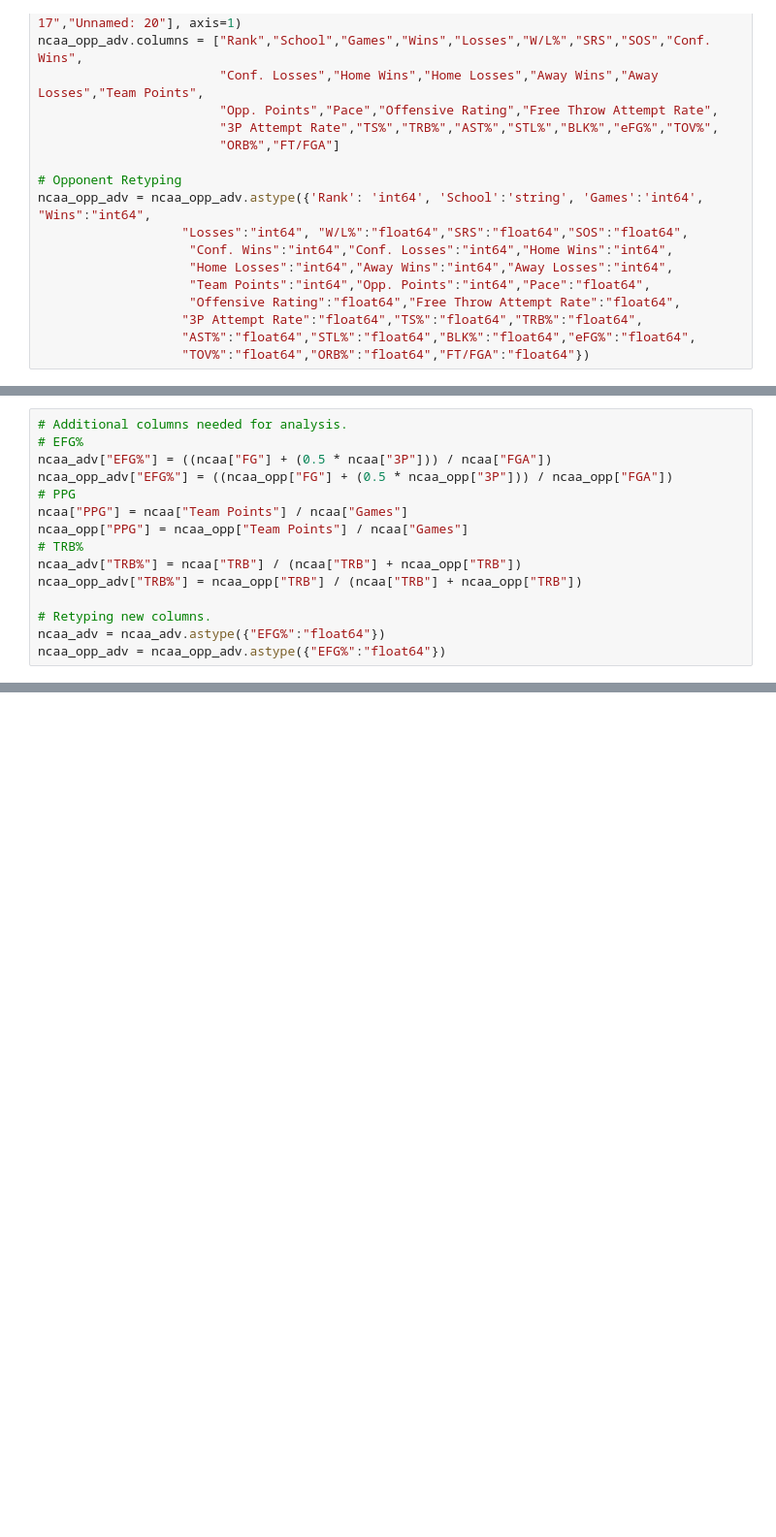
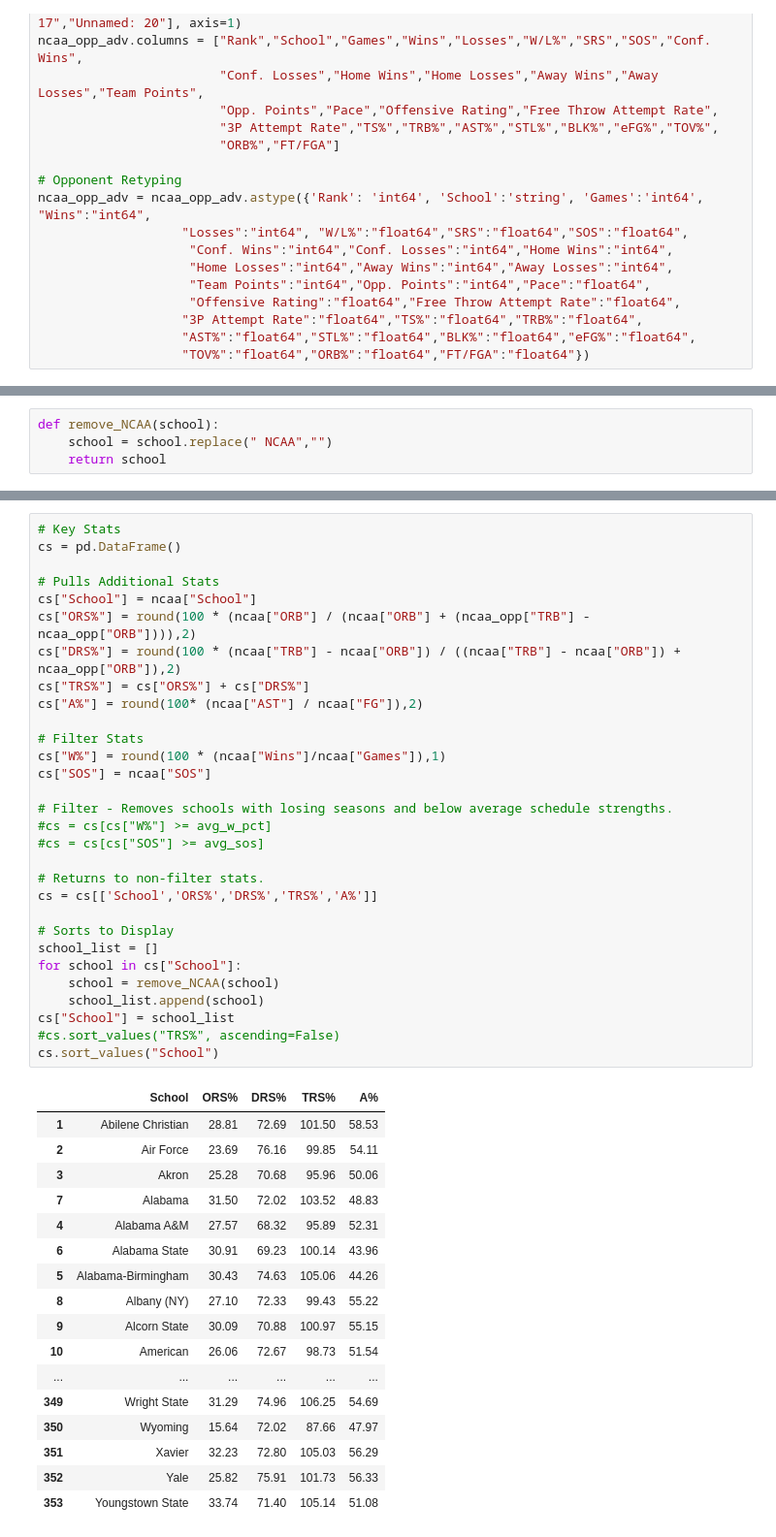
Before and after one commit to jacobdv/march-madness, a Jupyter notebook: 2019/2019_NCAA_Calculations.ipynb, the cells around one changed output, grey strips where cells are left out. Shown at 97% size. Cells and saved outputs as stored; diff of their text form; blank space fills up the shorter version.

Commit message:
Updating because power outage. Analysis progress.

```diff
--- a/2019/2019_NCAA_Calculations.ipynb
+++ b/2019/2019_NCAA_Calculations.ipynb
@@ -109,15 +89,0 @@ ncaa_adv.sort_values("SRS",ascending=False)
-# %%
-# Additional columns needed for analysis.
-# EFG%
-ncaa_adv["EFG%"] = ((ncaa["FG"] + (0.5 * ncaa["3P"])) / ncaa["FGA"])
-ncaa_opp_adv["EFG%"] = ((ncaa_opp["FG"] + (0.5 * ncaa_opp["3P"])) / ncaa_opp["FGA"])
-# PPG
-ncaa["PPG"] = ncaa["Team Points"] / ncaa["Games"]
-ncaa_opp["PPG"] = ncaa_opp["Team Points"] / ncaa["Games"]
-# TRB%
-ncaa_adv["TRB%"] = ncaa["TRB"] / (ncaa["TRB"] + ncaa_opp["TRB"])
-ncaa_opp_adv["TRB%"] = ncaa_opp["TRB"] / (ncaa["TRB"] + ncaa_opp["TRB"])
-
-# Retyping new columns.
-ncaa_adv = ncaa_adv.astype({"EFG%":"float64"})
-ncaa_opp_adv = ncaa_opp_adv.astype({"EFG%":"float64"})
@@ -174,0 +90,4 @@ key_stats.describe()
+# %%
+def remove_NCAA(school):
+    school = school.replace(" NCAA","")
+    return school
@@ -174,0 +105,48 @@ key_stats.describe()
+# %%
+# Key Stats
+cs = pd.DataFrame()
+
+# Pulls Additional Stats
+cs["School"] = ncaa["School"]
+cs["ORS%"] = round(100 * (ncaa["ORB"] / (ncaa["ORB"] + (ncaa_opp["TRB"] - ncaa_opp["ORB"]))),2)
+cs["DRS%"] = round(100 * (ncaa["TRB"] - ncaa["ORB"]) / ((ncaa["TRB"] - ncaa["ORB"]) + ncaa_opp["ORB"]),2)
+cs["TRS%"] = cs["ORS%"] + cs["DRS%"]
+cs["A%"] = round(100* (ncaa["AST"] / ncaa["FG"]),2)
+
+# Filter Stats
+cs["W%"] = round(100 * (ncaa["Wins"]/ncaa["Games"]),1)
+cs["SOS"] = ncaa["SOS"]
+
+# Filter - Removes schools with losing seasons and below average schedule strengths.
+#cs = cs[cs["W%"] >= avg_w_pct]
+#cs = cs[cs["SOS"] >= avg_sos]
+
+# Returns to non-filter stats.
+cs = cs[['School','ORS%','DRS%','TRS%','A%']]
+
+# Sorts to Display
+school_list = []
+for school in cs["School"]:
+    school = remove_NCAA(school)
+    school_list.append(school)
+cs["School"] = school_list
+#cs.sort_values("TRS%", ascending=False)
+cs.sort_values("School")
+# %% [output]
+|  | School | ORS% | DRS% | TRS% | A% |
+| 1 | Abilene Christian | 28.81 | 72.69 | 101.50 | 58.53 |
+| 2 | Air Force | 23.69 | 76.16 | 99.85 | 54.11 |
+| 3 | Akron | 25.28 | 70.68 | 95.96 | 50.06 |
+| 7 | Alabama | 31.50 | 72.02 | 103.52 | 48.83 |
+| 4 | Alabama A&M | 27.57 | 68.32 | 95.89 | 52.31 |
+| 6 | Alabama State | 30.91 | 69.23 | 100.14 | 43.96 |
+| 5 | Alabama-Birmingham | 30.43 | 74.63 | 105.06 | 44.26 |
+| 8 | Albany (NY) | 27.10 | 72.33 | 99.43 | 55.22 |
+| 9 | Alcorn State | 30.09 | 70.88 | 100.97 | 55.15 |
+| 10 | American | 26.06 | 72.67 | 98.73 | 51.54 |
+| ... | ... | ... | ... | ... | ... |
+| 349 | Wright State | 31.29 | 74.96 | 106.25 | 54.69 |
+| 350 | Wyoming | 15.64 | 72.02 | 87.66 | 47.97 |
+| 351 | Xavier | 32.23 | 72.80 | 105.03 | 56.29 |
+| 352 | Yale | 25.82 | 75.91 | 101.73 | 56.33 |
+| 353 | Youngstown State | 33.74 | 71.40 | 105.14 | 51.08 |
```
Also changed, not shown: parts of 11 cells of this notebook, 1 other file.
